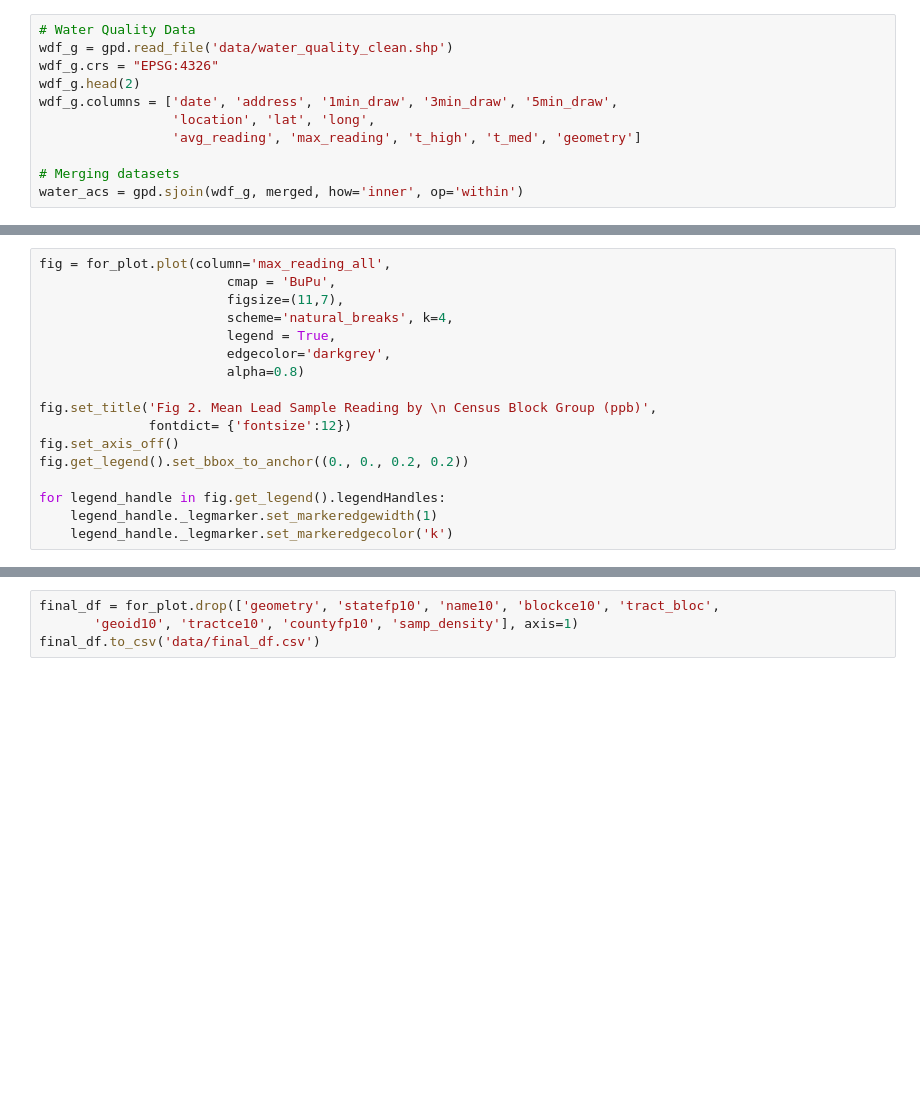
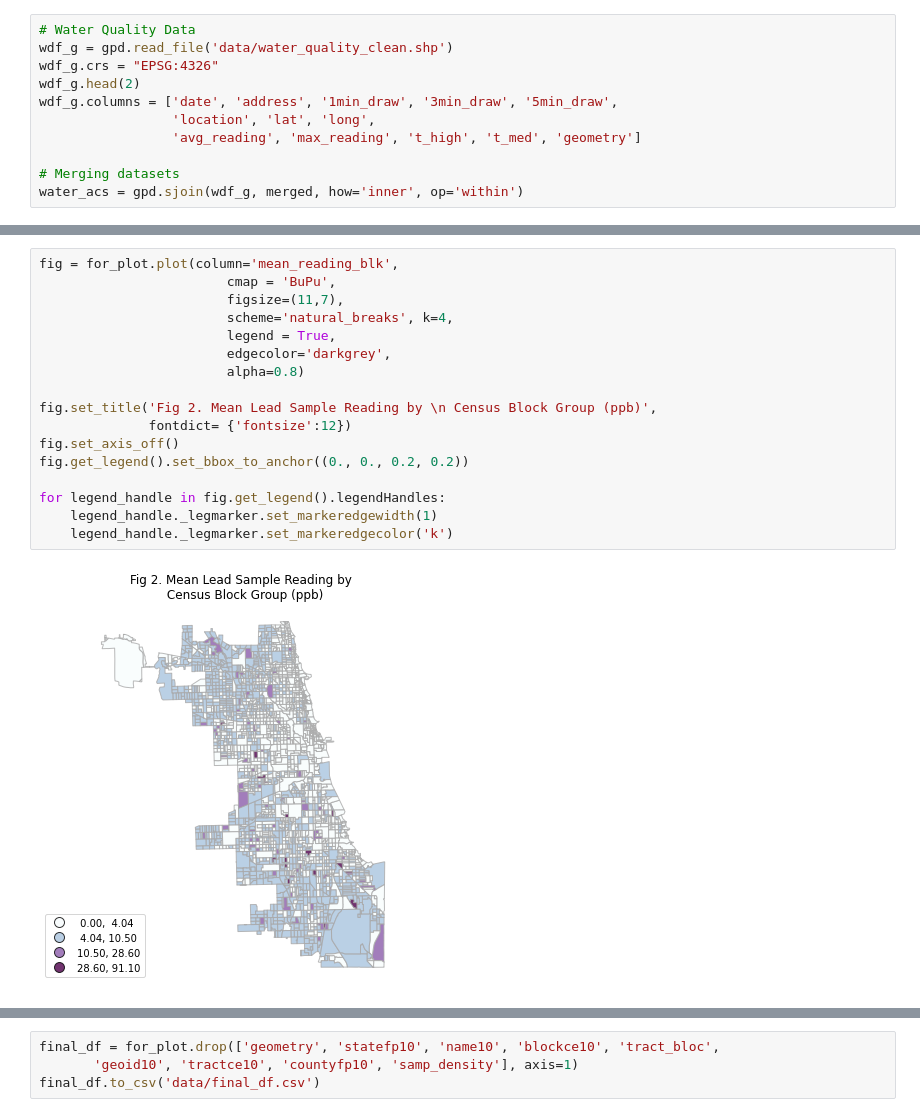
Before and after one commit to vbalza/chicago_water_lead, a Jupyter notebook: Preliminary Data Analysis.ipynb, the cells around one changed output, grey strips where cells are left out. Cells and saved outputs as stored; diff of their text form; blank space fills up the shorter version.

```diff
--- a/Preliminary Data Analysis.ipynb
+++ b/Preliminary Data Analysis.ipynb
@@ -81,18 +93,20 @@ for legend_handle in fig.get_legend().legendHandles:
 # %%
-fig = for_plot.plot(column='max_reading_all',
+fig = for_plot.plot(column='mean_reading_blk',
                         cmap = 'BuPu',
                         figsize=(11,7),
                         scheme='natural_breaks', k=4,
                         legend = True,
                         edgecolor='darkgrey',
                         alpha=0.8)
 
 fig.set_title('Fig 2. Mean Lead Sample Reading by \n Census Block Group (ppb)',
               fontdict= {'fontsize':12})
 fig.set_axis_off()
 fig.get_legend().set_bbox_to_anchor((0., 0., 0.2, 0.2))
 
 for legend_handle in fig.get_legend().legendHandles:
     legend_handle._legmarker.set_markeredgewidth(1)
     legend_handle._legmarker.set_markeredgecolor('k')
+# %% [output]
+[figure, added]
 # %%
```
Also changed, not shown: parts of 13 cells of this notebook, 4 other files.
